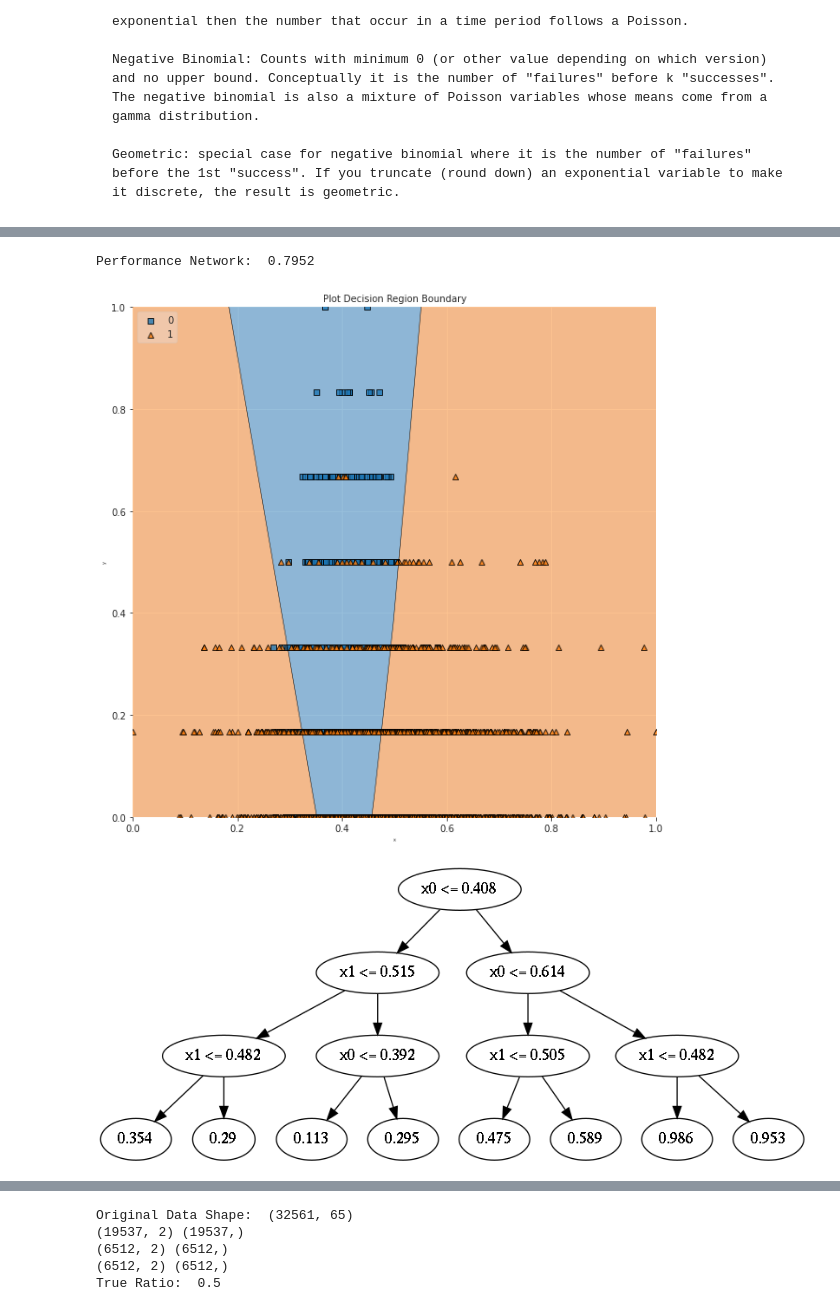
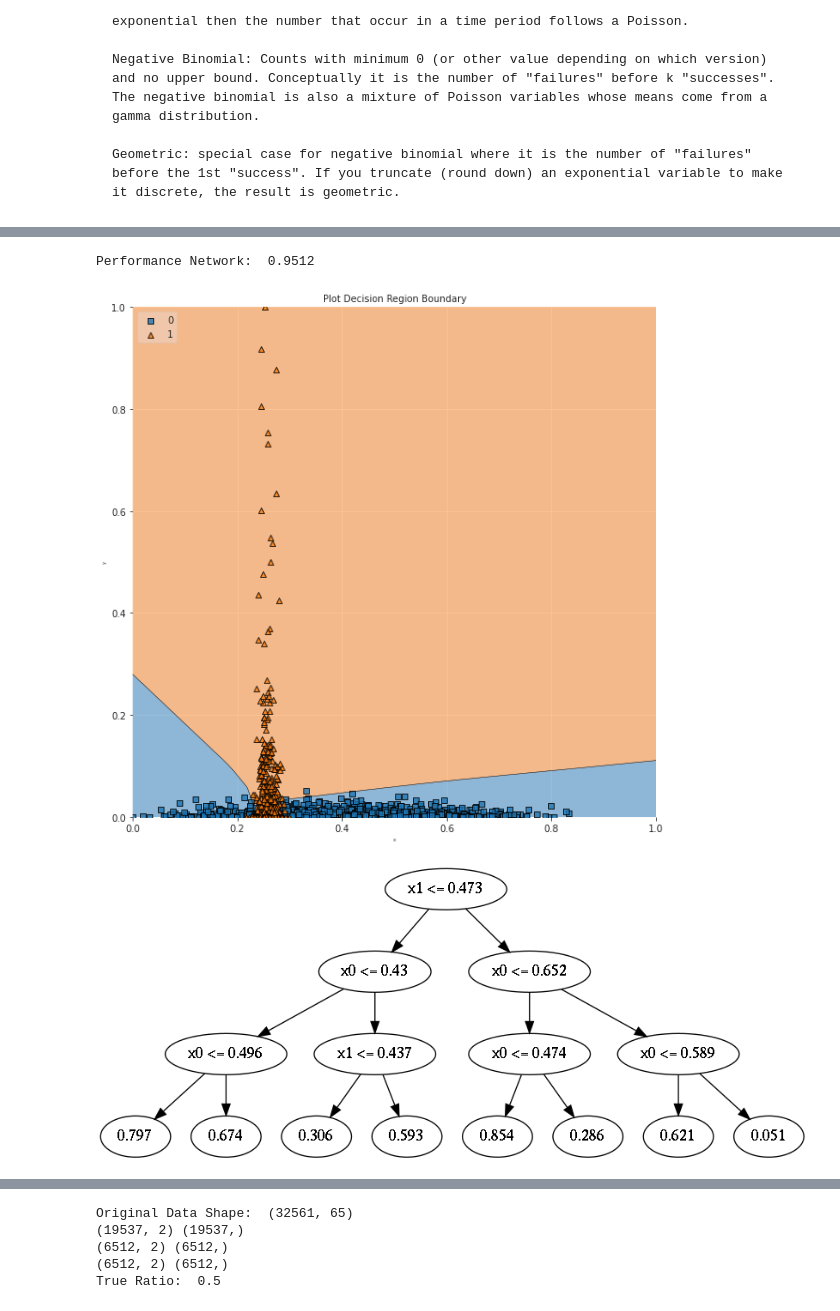
Before and after one commit to p-koenig/I-Nets-For-Logistic-Regression, a Jupyter notebook: 03_decision_trees/03_interpretation_net-n02-maxDist1-WORKING.ipynb, the cells around one changed output, grey strips where cells are left out. Cells and saved outputs as stored; diff of their text form; code cells hidden in the pictures.

```diff
--- a/03_decision_trees/03_interpretation_net-n02-maxDist1-WORKING.ipynb
+++ b/03_decision_trees/03_interpretation_net-n02-maxDist1-WORKING.ipynb
@@ -849,5 +1152,5 @@ network_distances.head(20)
 # %%
-index = 0
+index = 3
 # %%
 tree_feature_importance = dt_distilled_list_test[0][index][1]
 
@@ -888,17 +1191,18 @@ plt.ylabel("y", size=5)
 plt.title('Plot Decision Region Boundary', size=10)
 plt.show()
 # %% [output]
-Performance Network:  0.7952
+Performance Network:  0.9512
-[figure, old version]
+[figure, new version]
 # %%
-dt_parameters = dt_inet_list_test[0][index]
-
 if config['function_family']['dt_type'] == 'vanilla':
-    image, nodes = anytree_decision_tree_from_parameters(dt_parameters, config=config)
+    dt_inet = parameterDT(dt_inet_list_test[0][index], config)
+    image = dt_inet.plot()
+    #image, nodes = anytree_decision_tree_from_parameters(dt_parameters, config=config)
 else:
+    dt_parameters = dt_inet_list_test[0][index]
     tree = generate_random_decision_tree(config)
     tree.initialize_from_parameter_array(dt_parameters, reshape=True, config=config)
     image = tree.plot_tree()
 image
 # %% [output]
-[figure, old version]
+[figure, new version]
```
Also changed, not shown: parts of 70 cells of this notebook, 15 other files.
